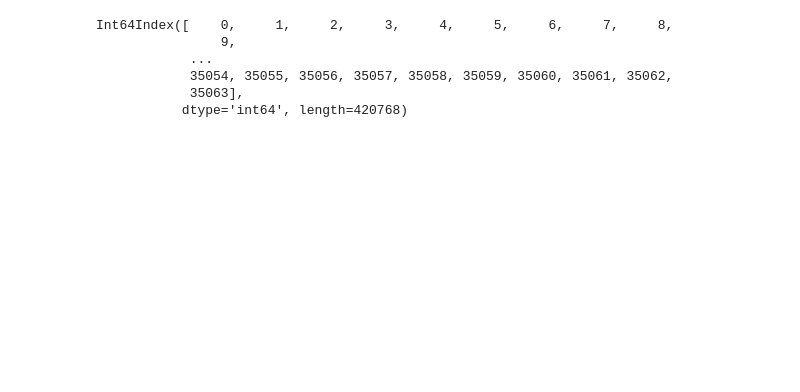
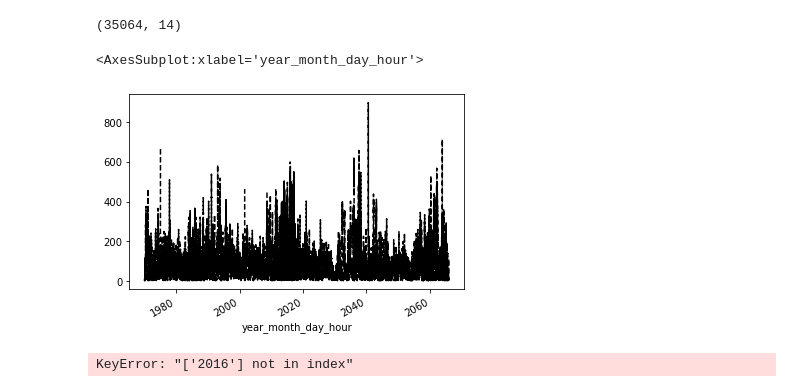
Before and after one commit to stevalang/Air-Pollution-Monitoring, a Jupyter notebook: eda.ipynb, the cells around one changed output. Saved outputs shown, nothing was run; the diff lists cells and outputs as text; code cells hidden in the pictures; blank space fills up the shorter version.

```diff
--- a/eda.ipynb
+++ b/eda.ipynb
@@ -9,2 +0,0 @@ import matplotlib.pyplot as plt
-# %%
-df = pd.concat(map(pd.read_csv, glob.glob('../data/*.csv')))
@@ -198,9 +0,0 @@ dtype: float64
-# %%
-df.index
-# %% [output]
-Int64Index([    0,     1,     2,     3,     4,     5,     6,     7,     8,
-                9,
-            ...
-            35054, 35055, 35056, 35057, 35058, 35059, 35060, 35061, 35062,
-            35063],
-           dtype='int64', length=420768)
@@ -206,0 +54,27 @@ Int64Index([    0,     1,     2,     3,     4,     5,     6,     7,     8,
+# %%
+path = '../data/PRSA_Data_Aotizhongxin_20130301-20170228.csv'
+def parse(x):
+    return datetime.strptime(x, '%Y %m %d %H')
+dataset = pd.read_csv(path, parse_dates = [['year', 'month', 'day', 'hour']],index_col=0, date_parser=parse)
+dataset.columns = ['No','PM2.5', 'PM10', 'SO2', 'NO2',
+       'CO', 'O3', 'TEMP', 'PRES', 'DEWP', 'RAIN', 'wd', 'WSPM', 'station']
+
+dataset.index = pd.to_datetime(dataset.index)
+# %%
+dataset.head(5)
+dataset.shape
+# %% [output]
+(35064, 14)
+# %%
+#pd.rolling_mean(df, window = 2)[1:10] # in future versions you want to resample separately
+r = dataset['PM2.5'].rolling(window = 10)
+#r.agg, r.apply, r.count, r.exclusions, r.max, r.median, r.name, r.quantile, r.kurt, r.cov, r.corr, r.aggregate, r.std, r.skew, r.sum, r.var
+df['PM2.5'].plot(style = 'k--')
+r.mean().plot(style = 'k')
+# %% [output]
+<AxesSubplot:xlabel='year_month_day_hour'>
+[figure, added]
+# %%
+data_daily
+# %% [output]
+KeyError: "['2016'] not in index"
```
Also changed, not shown: parts of 34 cells of this notebook, 11 other files.
